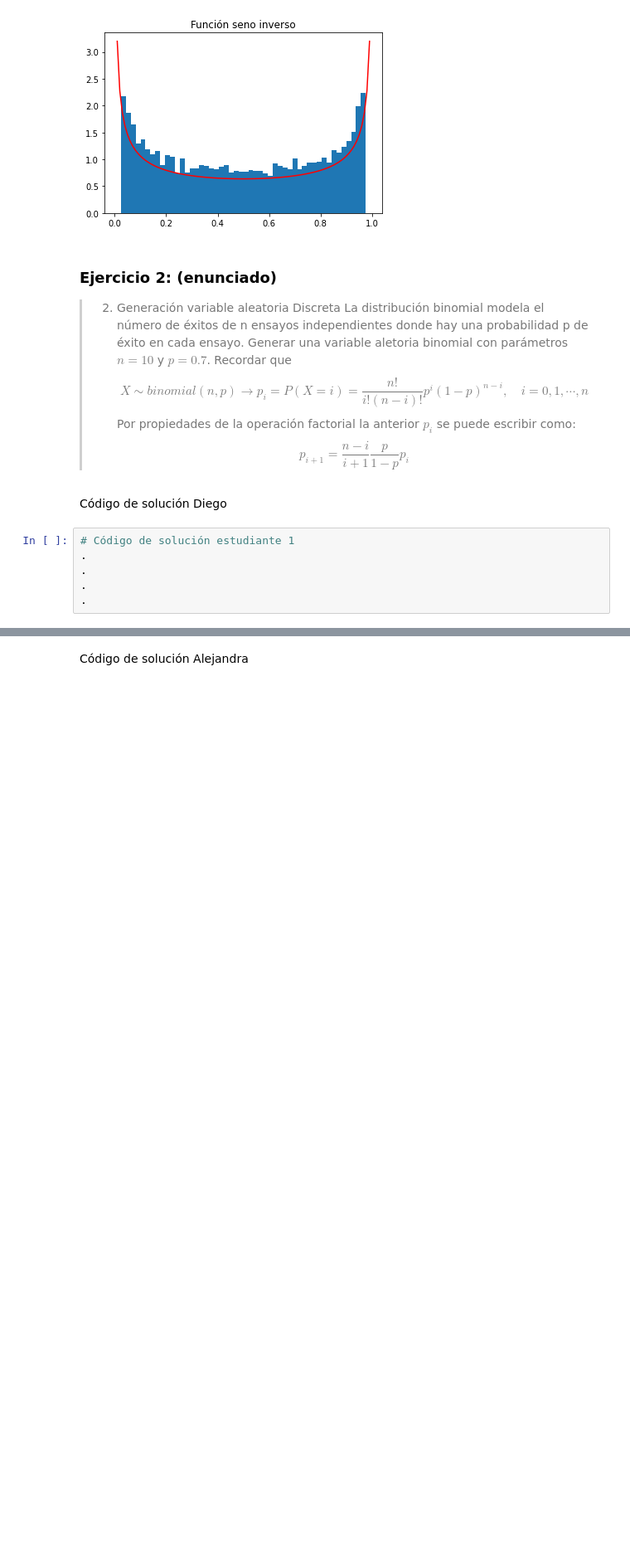
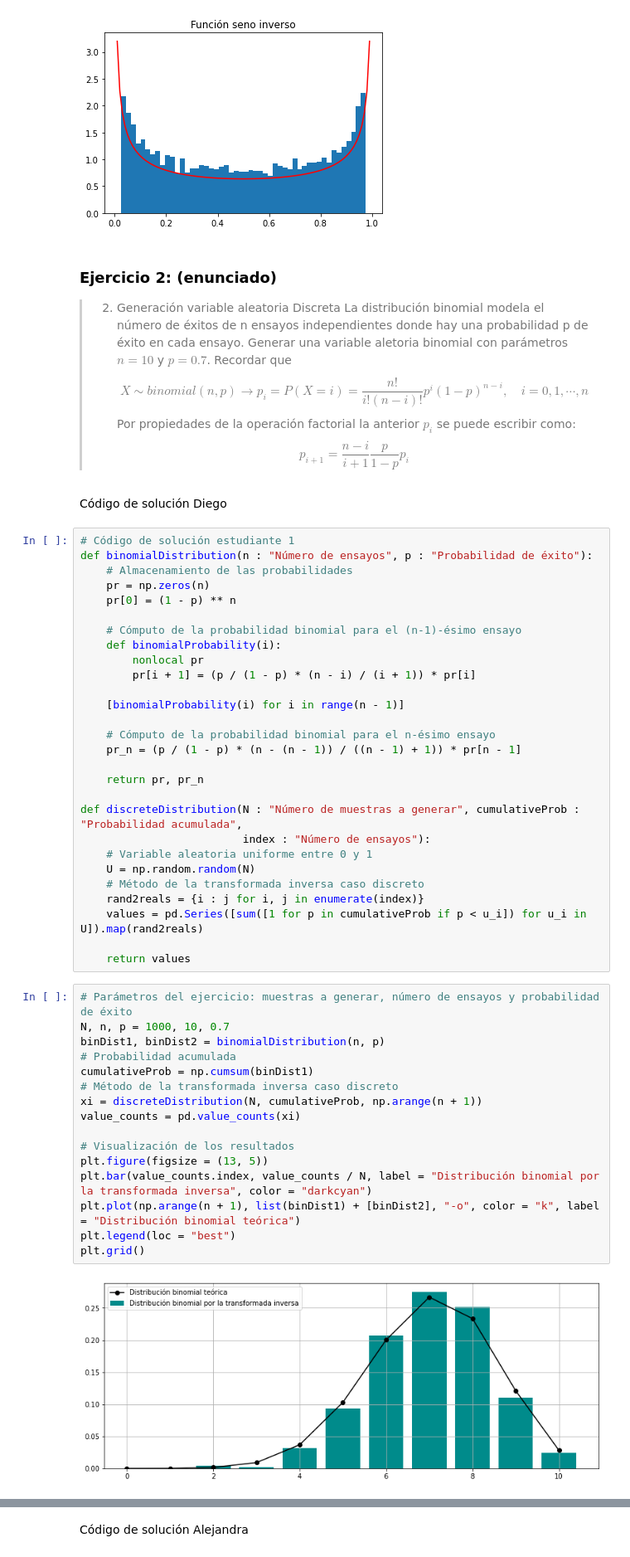
Before and after one commit to diegolazareno/Tarea5_DALopez_ARico, a Jupyter notebook: Tarea5_DALopez_ARico.ipynb, the cells around one changed output, grey strips where cells are left out. Shown at 83% size. Cells and saved outputs as stored; diff of their text form; blank space fills up the shorter version.

Commit message:
Resolución de Ejercicios Diego
Se resuelven los ejercicios propuestos

```diff
--- a/Tarea5_DALopez_ARico.ipynb
+++ b/Tarea5_DALopez_ARico.ipynb
@@ -103,9 +152,49 @@ plt.show()
 > $$p_{i+1}=\frac{n-i}{i+1}\frac{p}{1-p} p_i $$
 # %% [markdown]
 Código de solución Diego
-# %%
-# Código de solución estudiante 1
-.
-.
-.
-.
+# %%
+# Código de solución estudiante 1
+def binomialDistribution(n : "Número de ensayos", p : "Probabilidad de éxito"):
+    # Almacenamiento de las probabilidades
+    pr = np.zeros(n)
+    pr[0] = (1 - p) ** n
+
+    # Cómputo de la probabilidad binomial para el (n-1)-ésimo ensayo
+    def binomialProbability(i):
+        nonlocal pr
+        pr[i + 1] = (p / (1 - p) * (n - i) / (i + 1)) * pr[i]
+
+    [binomialProbability(i) for i in range(n - 1)]
+
+    # Cómputo de la probabilidad binomial para el n-ésimo ensayo
+    pr_n = (p / (1 - p) * (n - (n - 1)) / ((n - 1) + 1)) * pr[n - 1]
+
+    return pr, pr_n
+
+def discreteDistribution(N : "Número de muestras a generar", cumulativeProb : "Probabilidad acumulada",
+                         index : "Número de ensayos"):
+    # Variable aleatoria uniforme entre 0 y 1
+    U = np.random.random(N)
+    # Método de la transformada inversa caso discreto
+    rand2reals = {i : j for i, j in enumerate(index)}
+    values = pd.Series([sum([1 for p in cumulativeProb if p < u_i]) for u_i in U]).map(rand2reals)
+
+    return values
+# %%
+# Parámetros del ejercicio: muestras a generar, número de ensayos y probabilidad de éxito
+N, n, p = 1000, 10, 0.7
+binDist1, binDist2 = binomialDistribution(n, p)
+# Probabilidad acumulada
+cumulativeProb = np.cumsum(binDist1)
+# Método de la transformada inversa caso discreto
+xi = discreteDistribution(N, cumulativeProb, np.arange(n + 1))
+value_counts = pd.value_counts(xi)
+
+# Visualización de los resultados
+plt.figure(figsize = (13, 5))
+plt.bar(value_counts.index, value_counts / N, label = "Distribución binomial por la transformada inversa", color = "darkcyan")
+plt.plot(np.arange(n + 1), list(binDist1) + [binDist2], "-o", color = "k", label = "Distribución binomial teórica")
+plt.legend(loc = "best")
+plt.grid()
+# %% [output]
+[figure, added]
```
Also changed, not shown: parts of 9 cells of this notebook.
